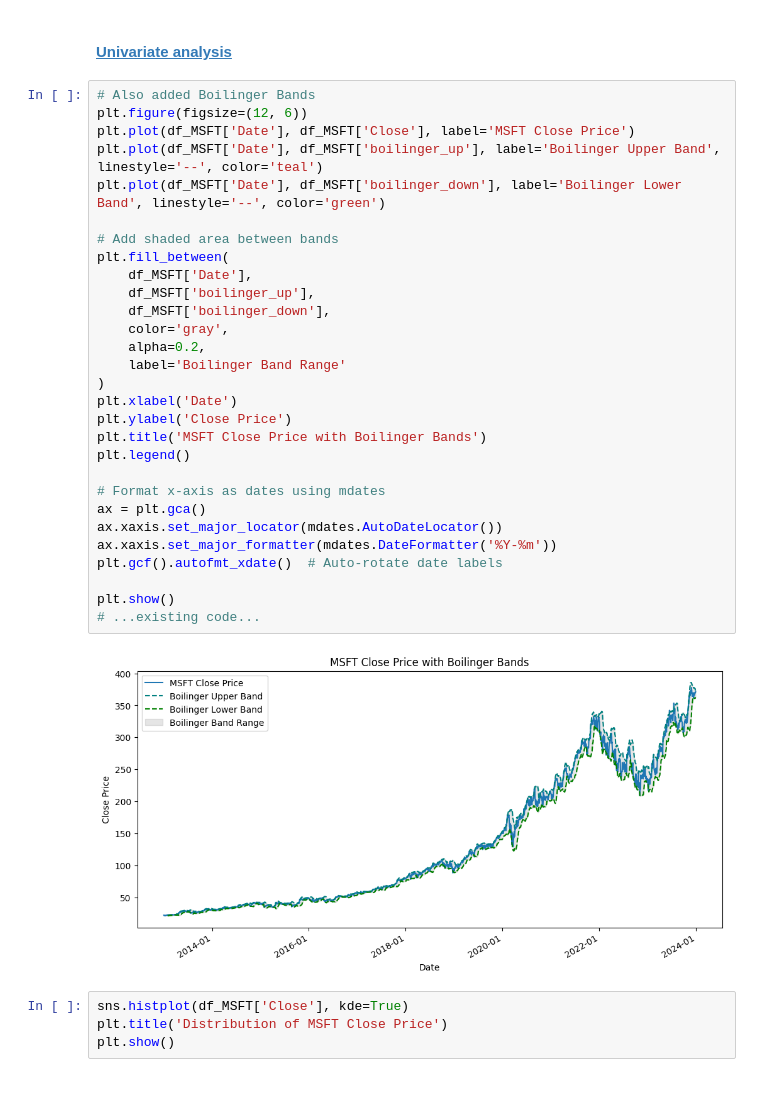
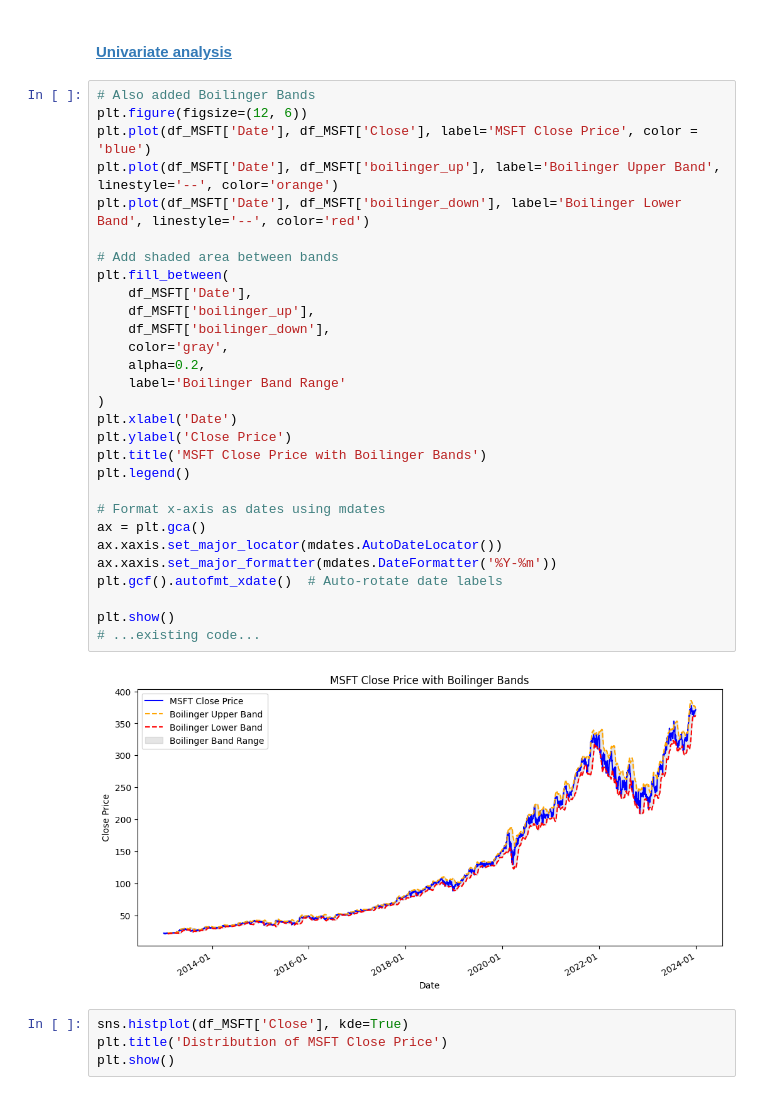
Before and after one commit to GinHikat/OmniTS_for_Stock, a Jupyter notebook: notebooks/visualization.ipynb, the cells around one changed output. Cells and saved outputs as stored; diff of their text form.

```diff
--- a/notebooks/visualization.ipynb
+++ b/notebooks/visualization.ipynb
@@ -88,34 +89,34 @@ df_MSFT = feature.apply_all(df = df_MSFT)
 # %%
 # Also added Boilinger Bands
 plt.figure(figsize=(12, 6))
-plt.plot(df_MSFT['Date'], df_MSFT['Close'], label='MSFT Close Price')
-plt.plot(df_MSFT['Date'], df_MSFT['boilinger_up'], label='Boilinger Upper Band', linestyle='--', color='teal')
-plt.plot(df_MSFT['Date'], df_MSFT['boilinger_down'], label='Boilinger Lower Band', linestyle='--', color='green')
+plt.plot(df_MSFT['Date'], df_MSFT['Close'], label='MSFT Close Price', color = 'blue')
+plt.plot(df_MSFT['Date'], df_MSFT['boilinger_up'], label='Boilinger Upper Band', linestyle='--', color='orange')
+plt.plot(df_MSFT['Date'], df_MSFT['boilinger_down'], label='Boilinger Lower Band', linestyle='--', color='red')
 
 # Add shaded area between bands
 plt.fill_between(
     df_MSFT['Date'],
     df_MSFT['boilinger_up'],
     df_MSFT['boilinger_down'],
     color='gray',
     alpha=0.2,
     label='Boilinger Band Range'
 )
 plt.xlabel('Date')
 plt.ylabel('Close Price')
 plt.title('MSFT Close Price with Boilinger Bands')
 plt.legend()
 
 # Format x-axis as dates using mdates
 ax = plt.gca()
 ax.xaxis.set_major_locator(mdates.AutoDateLocator())
 ax.xaxis.set_major_formatter(mdates.DateFormatter('%Y-%m'))
 plt.gcf().autofmt_xdate()  # Auto-rotate date labels
 
 plt.show()
 # ...existing code...
 # %% [output]
-[figure, old version]
+[figure, new version]
 # %%
 sns.histplot(df_MSFT['Close'], kde=True)
 plt.title('Distribution of MSFT Close Price')
```
Also changed, not shown: parts of 17 cells of this notebook, 1 other file.
